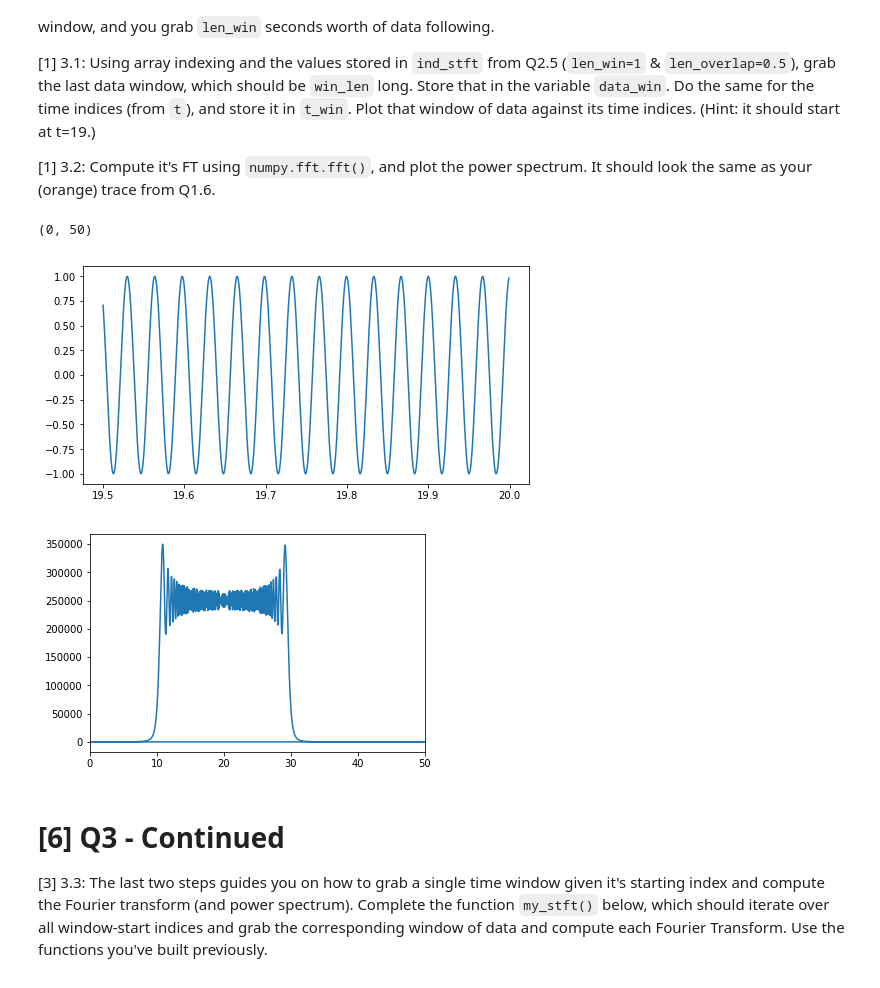
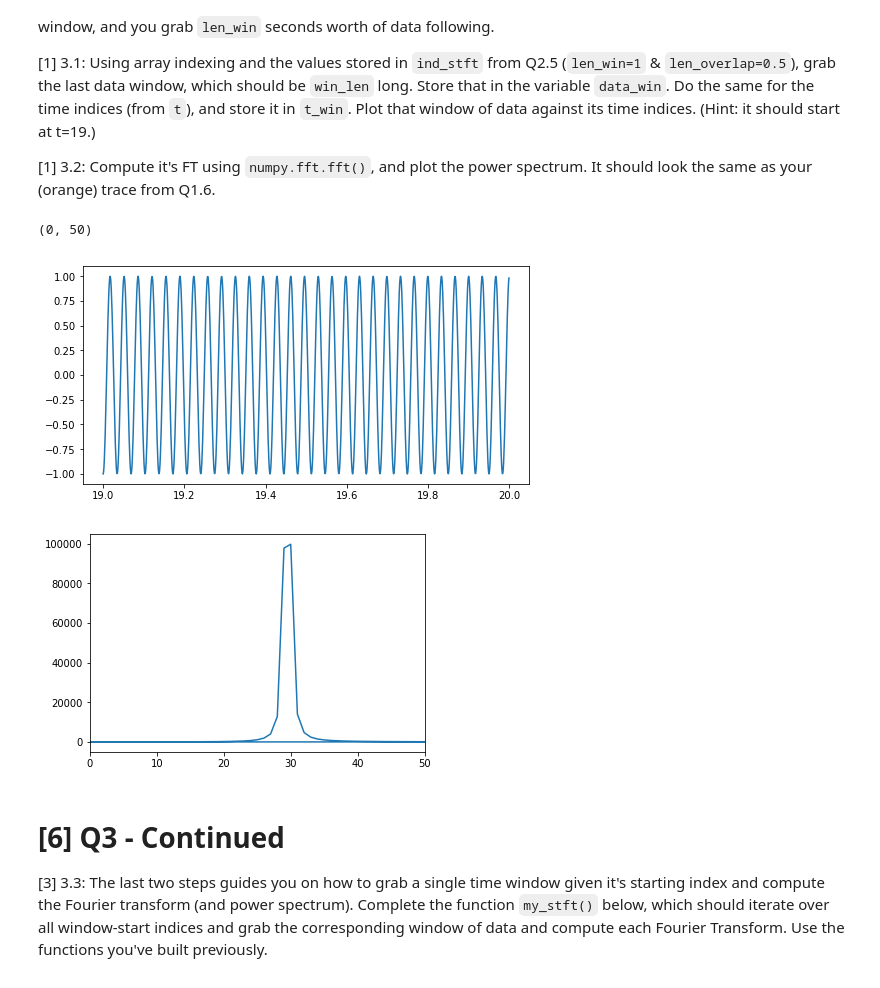
Before and after one commit to kevinice95/COGS118C, a Jupyter notebook: Assignments/A3-TimeFrequencyFiltering.ipynb, the cells around one changed output. Drawn from its saved outputs; the diff is of its cells as text; code cells hidden in the pictures.

```diff
--- a/Assignments/A3-TimeFrequencyFiltering.ipynb
+++ b/Assignments/A3-TimeFrequencyFiltering.ipynb
@@ -200,15 +200,15 @@ There's really nothing fancy about the STFT: forget about the Fourier transform
 # %%
 def slide_window_time(T,len_win,len_overlap):
     t_steps = np.arange(0,T,len_win-len_overlap)
-    if t_steps[-1]+len_win > T:
+    while t_steps[-1]+len_win > T:
         t_steps = t_steps[:-1]
     return t_steps
 
 def slide_window_index(T,fs,len_win,len_overlap):
     t_steps = slide_window_time(T,len_win,len_overlap) * fs
-    if (t_steps[-1]/fs)+len_win > T:
+    while (t_steps[-1]/fs)+len_win > T:
         t_steps = t_steps[:-1]
-    return t_steps
+    return (t_steps+0.01).astype(int)
 
 
 # Q2.2-3
@@ -240,24 +240,24 @@ At this point, you have an array of data indices in `ind_stft`, which represents
 [1] 3.2: Compute it's FT using `numpy.fft.fft()`, and plot the power spectrum. It should look the same as your (orange) trace from Q1.6.
 # %%
 # grab a window of the signal and the corresponding time vector
-sig_win = sig[int(ind_stft[-1]):len(sig)]
-t_win = t[int(ind_stft[-1]):len(sig)]
+sig_win = sig[ind_stft[-1]:len(sig)]
+t_win = t[ind_stft[-1]:len(sig)]
 
 # plot time series window
 plt.figure(figsize=(8,4))
 plt.plot(t_win,sig_win)
 
 # compute power spectrum
-pwsp, freq = compute_pwsp(sig, fs)
+pwsp, freq = compute_pwsp(sig_win, fs)
 
 # plot power spectrum
 plt.figure(figsize=(6,4))
 plt.plot(freq,pwsp)
 plt.xlim([0,50])
 # %% [output]
 (0, 50)
-[figure, old version]
+[figure, new version]
-[figure, old version]
+[figure, new version]
 # %% [markdown]
 # [6] Q3 - Continued
 [3] 3.3: The last two steps guides you on how to grab a single time window given it's starting index and compute the Fourier transform (and power spectrum). Complete the function `my_stft()` below, which should iterate over all window-start indices and grab the corresponding window of data and compute each Fourier Transform. Use the functions you've built previously.
```
Also changed, not shown: parts of 19 cells of this notebook.
